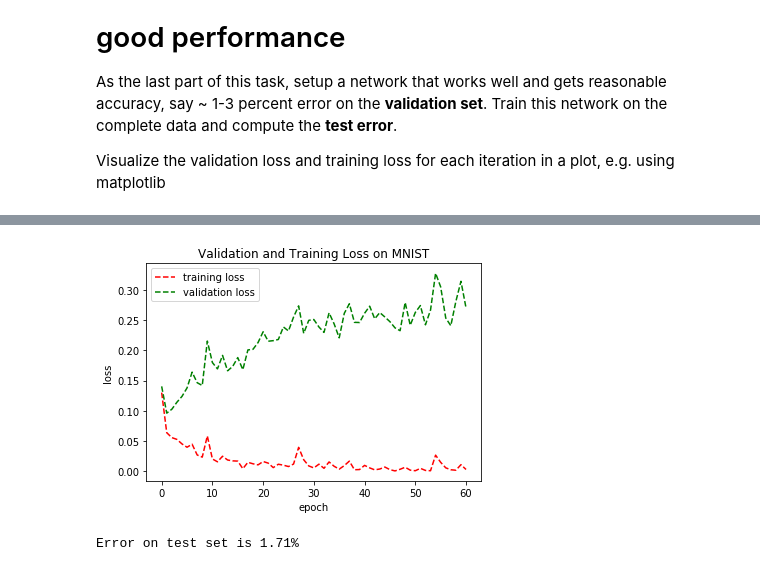
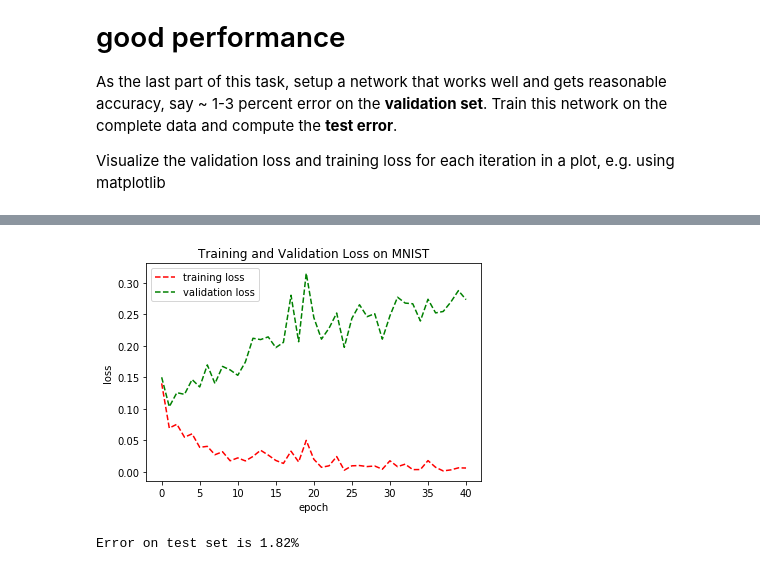
Before and after one commit to joka921/dl-lab-2018, a Jupyter notebook: exercise1/exercise_1.ipynb, the cells around one changed output, grey strips where cells are left out. Cells and saved outputs as stored; diff of their text form; code cells hidden in the pictures.

```diff
--- a/exercise1/exercise_1.ipynb
+++ b/exercise1/exercise_1.ipynb
@@ -409,11 +411,13 @@ class NeuralNetwork:
     """
     def __init__(self, layers):
         self.layers = layers
+        # default values for extra features
         self.dropout_keep_ratio = 1.0
         self.use_rmsprop = False
         self.l2_lambda = 0.0
 
-    def activate_rmsprop(self, gamma):
+    """ Activate the rmsprop optimizer that takes a forgetting factor gamma"""
+    def activate_rmsprop(self, gamma=0.9):
         self.rms_gamma = gamma
         self.use_rmsprop = True
 
@@ -475,15 +479,17 @@ class NeuralNetwork:
                     continue
                 for i in range(len(layer.params())):
                     if self.use_rmsprop:
+                        # update the weighted average
                         remember = self.rms_gamma * layer.rms_params()[i]
                         new = (1 - self.rms_gamma) * np.square(layer.grad_params()[i])
                         np.add(remember, new, out=layer.rms_params()[i])
+
                         update_term = - learning_rate * layer.grad_params()[i] / (np.sqrt(layer.rms_params()[i]) + eps)
                     else:
+                        # standard sgd
                         update_term = -learning_rate * layer.grad_params()[i]
                     np.add(layer.params()[i], update_term , out=layer.params()[i])
 
-                    np.subtract(layer.params()[i], learning_rate * layer.grad_params()[i], out=layer.params()[i])
             # TODO #####################################
             # Implement stochastic gradient descent here
             # TODO #####################################
@@ -524,7 +530,6 @@ class NeuralNetwork:
                     update_term = -learning_rate * layer.grad_params()[i]
                 np.add(layer.params()[i], update_term , out=layer.params()[i])
 
-                np.subtract(layer.params()[i], learning_rate * layer.grad_params()[i], out=layer.params()[i])
 
 
     def train(self, X, Y, X_valid, Y_valid, learning_rate=0.1, max_epochs=100, batch_size=64,
@@ -817,10 +822,17 @@ nn = NeuralNetwork(layers)
 # use rmsprop
 nn.activate_rmsprop(0.9)
 
-# Train neural network
+# concatenate
+
+# preprocess test set and full dataset
+X_test, y_test = Dtest
+X_test = X_test.reshape(X_test.shape[0], -1)
+X_full = np.concatenate((X_train, X_valid))
+y_full = np.concatenate((y_train, y_valid))
+# Train neural network on Full data set vs test set (only done once in the end)
 t0 = time.time()
-train_losses, val_losses = nn.train(X_train, y_train, X_valid, y_valid, learning_rate=0.001,
-         max_epochs=60, batch_size=90, descent_type="sgd", y_one_hot=True)
+train_losses, val_losses = nn.train(X_full, y_full, X_test, y_test, learning_rate=0.001,
+         max_epochs=40, batch_size=90, descent_type="sgd", y_one_hot=True)
 t1 = time.time()
 print('Duration: {:.1f}s'.format(t1-t0))
 # %% [output]
@@ -844,21 +856,21 @@ Duration: 2071.6s
 # %%
 
 # create the plot for the losses
 import matplotlib.pyplot as plt
 x = [i for i in range(len(train_losses))]
 plt.plot(x, train_losses, 'r--', label='training loss')
 plt.plot(x, val_losses, 'g--', label='validation loss')
 plt.ylabel('loss')
 plt.xlabel('epoch')
 plt.legend()
-plt.title('Validation and Training Loss on MNIST')
+plt.title('Training and Validation Loss on MNIST')
+plt.savefig('no_dropout.eps')
 plt.show()
 
-# preprocess test set and compute test error
-X_test, Y_test = Dtest
-X_test = X_test.reshape(X_test.shape[0], -1)
-test_error = nn.classification_error(X_test, Y_test)
+# Compute test error
+
+test_error = nn.classification_error(X_test, y_test)
 print("Error on test set is {:.2f}%".format(test_error * 100))
 # %% [output]
-[figure, old version]
+[figure, new version]
-Error on test set is 1.71%
+Error on test set is 1.82%
```
Also changed, not shown: parts of 4 cells of this notebook, 14 other files.
